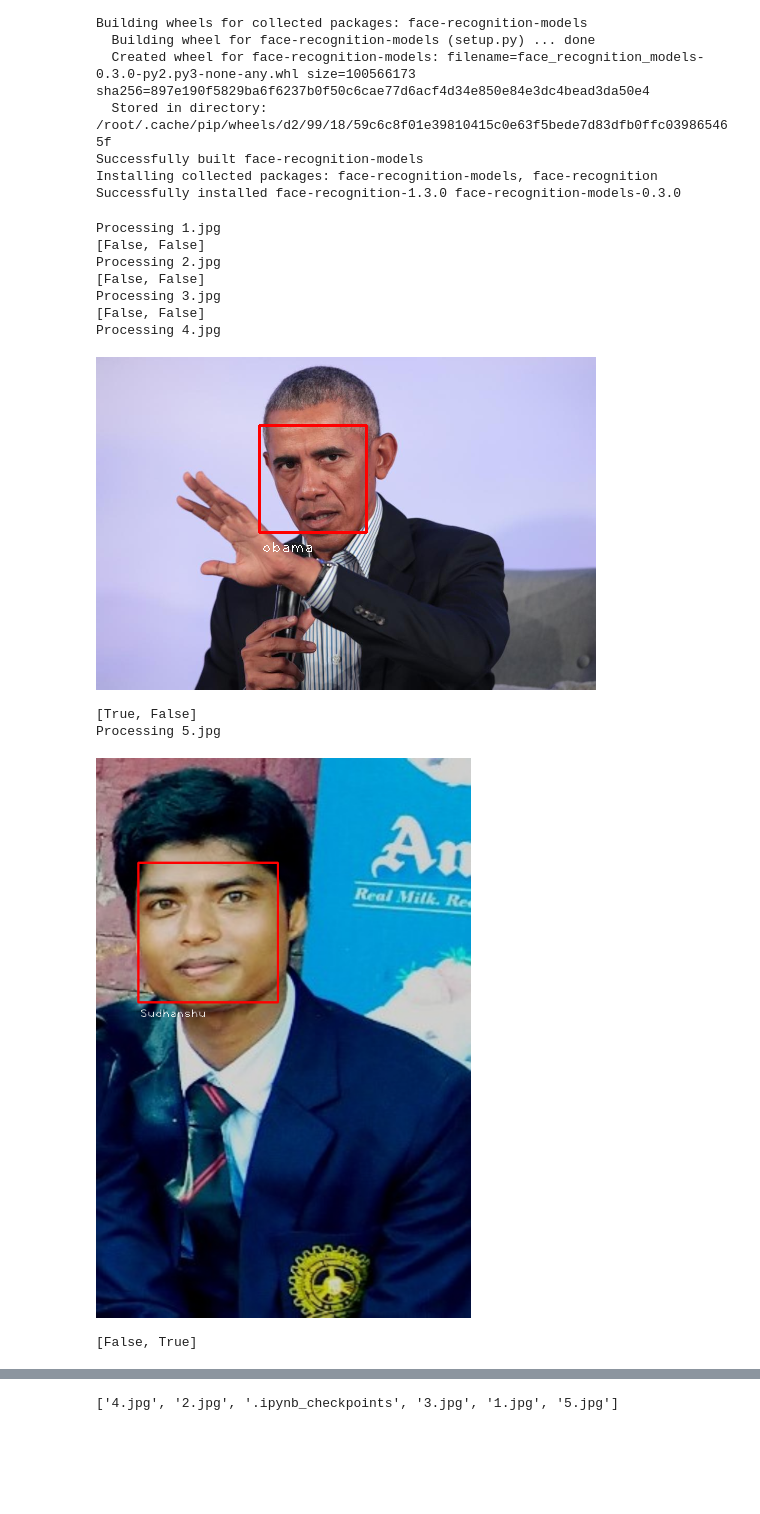
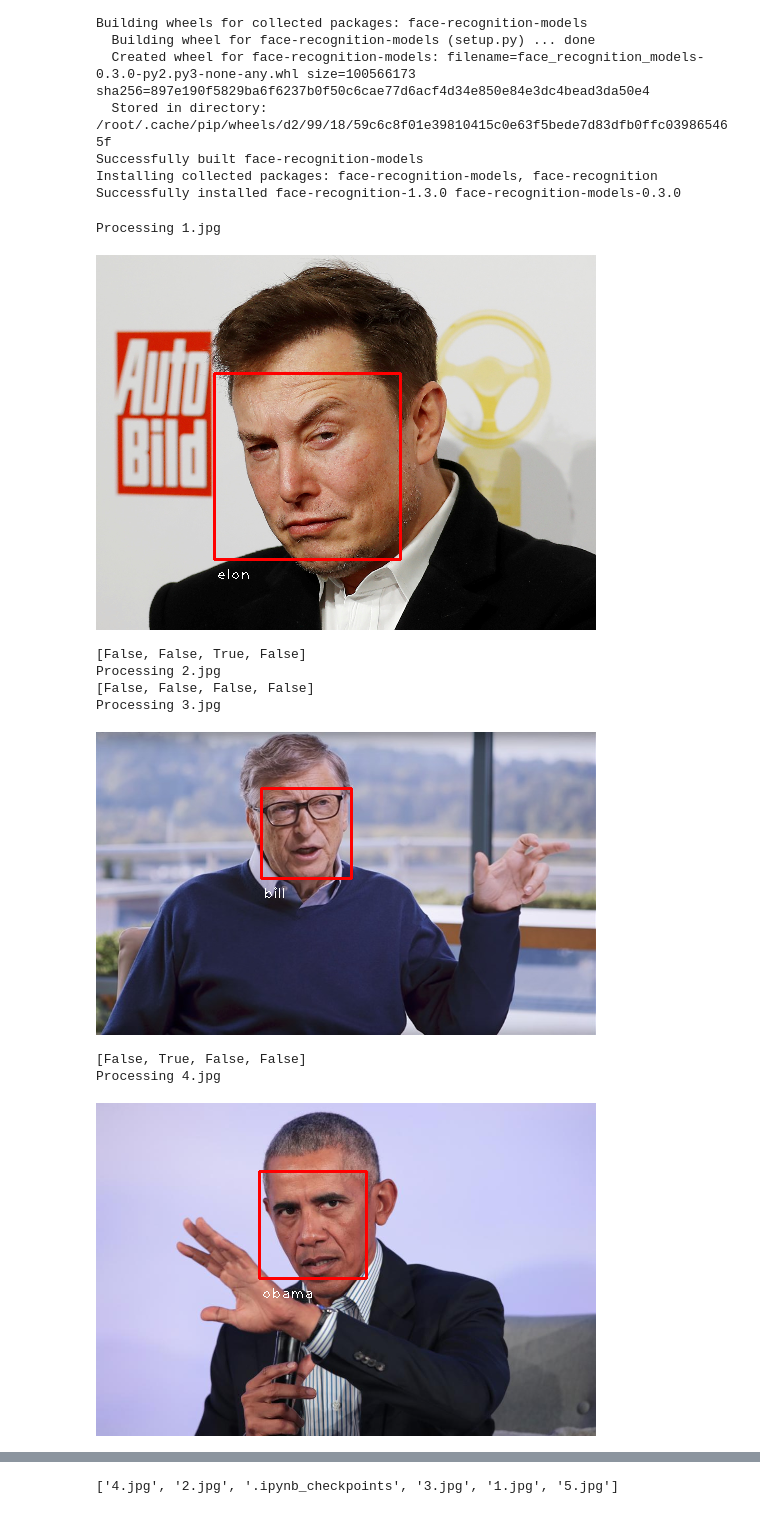
Before and after one commit to anshudhanshu/Face-Recognition-Drowsiness-Detection, a Jupyter notebook: Face_Recognition_using_face_recognition.ipynb, the cells around one changed output, grey strips where cells are left out. Drawn from its saved outputs; the diff is of its cells as text; code cells hidden in the pictures; blank space fills up the shorter version.

```diff
--- a/Face_Recognition_using_face_recognition.ipynb
+++ b/Face_Recognition_using_face_recognition.ipynb
@@ -32,7 +32,6 @@ Successfully installed face-recognition-1.3.0 face-recognition-models-0.3.0
 # %%
 import face_recognition
 import cv2
-import os
 from google.colab.patches import cv2_imshow
 
 def read_img(path):
@@ -53,47 +52,46 @@ def read_img(path):
 known_encodings = []    # list of encodings of all known images
 known_names = []        # names of all known images
 known_dir = 'known'        # directory name
+known_file  = ['Sudhanshu.jpg','bill.jpg','elon.jpg','obama.jpg']
 
-for file in os.listdir(known_dir)[0:2]:
+for file in known_file:
     img = read_img(known_dir + '/' + file)
     img_enc = face_recognition.face_encodings(img)[0]
     known_encodings.append(img_enc)
     known_names.append(file.split('.')[0])
 
 
 
 
 
 unknown_dir = 'unknown'
 file_name = ['1.jpg','2.jpg','3.jpg','4.jpg','5.jpg']
 for file in file_name:
     print("Processing", file)
     img = read_img(unknown_dir + '/' + file)
     img_enc = face_recognition.face_encodings(img)[0]
 
     results = face_recognition.compare_faces(known_encodings, img_enc)
     # print(face_recognition.face_distance(known_encodings, img_enc))
 
     for i in range(len(results)):
         if results[i]:
             name = known_names[i]
             (top, right, bottom, left) = face_recognition.face_locations(img)[0]
             cv2.rectangle(img, (left, top), (right, bottom), (0, 0, 255), 2)
             cv2.putText(img, name, (left+2, bottom+20), cv2.FONT_HERSHEY_PLAIN, 1, (255, 255, 255), 1)
             cv2_imshow(img)
 
 
     print(results)
 # %% [output]
 Processing 1.jpg
-[False, False]
-Processing 2.jpg
-[False, False]
-Processing 3.jpg
-[False, False]
-Processing 4.jpg
-[figure, old version]
+[figure, new version]
-[True, False]
-Processing 5.jpg
+[False, False, True, False]
+Processing 2.jpg
+[False, False, False, False]
+Processing 3.jpg
-[figure, old version]
+[figure, new version]
-[False, True]
+[False, True, False, False]
+Processing 4.jpg
+[figure, added]
```
Also changed, not shown: parts of 1 cell of this notebook.
